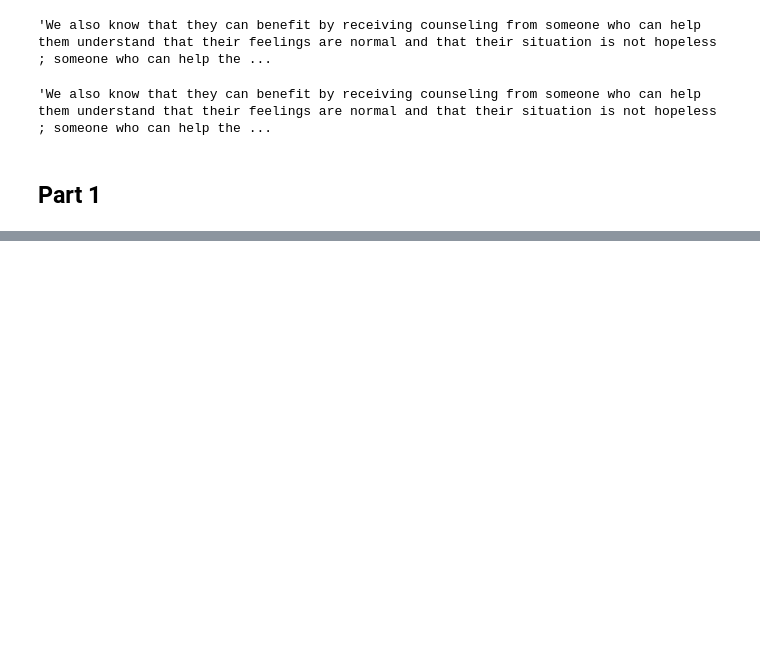
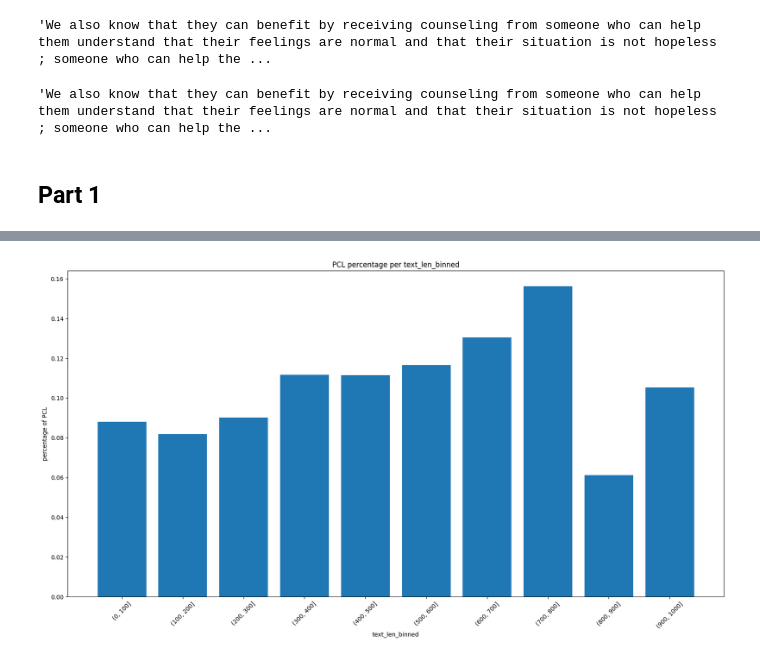
Before and after one commit to Devesh251298/NLPClassification_41, a Jupyter notebook: cw.ipynb, the cells around one changed output, grey strips where cells are left out. Cells and saved outputs as stored; diff of their text form; code cells hidden in the pictures; blank space fills up the shorter version.

```diff
--- a/cw.ipynb
+++ b/cw.ipynb
@@ -94,0 +177,4 @@ cat_df.iloc[0, 2]
+# %%
+plot_class_vs_feature(pcl_df.loc[pcl_df["text_len"] <= 1000], "text_len_binned")
+# %% [output]
+[figure, added]
```
Also changed, not shown: parts of 15 cells of this notebook.
